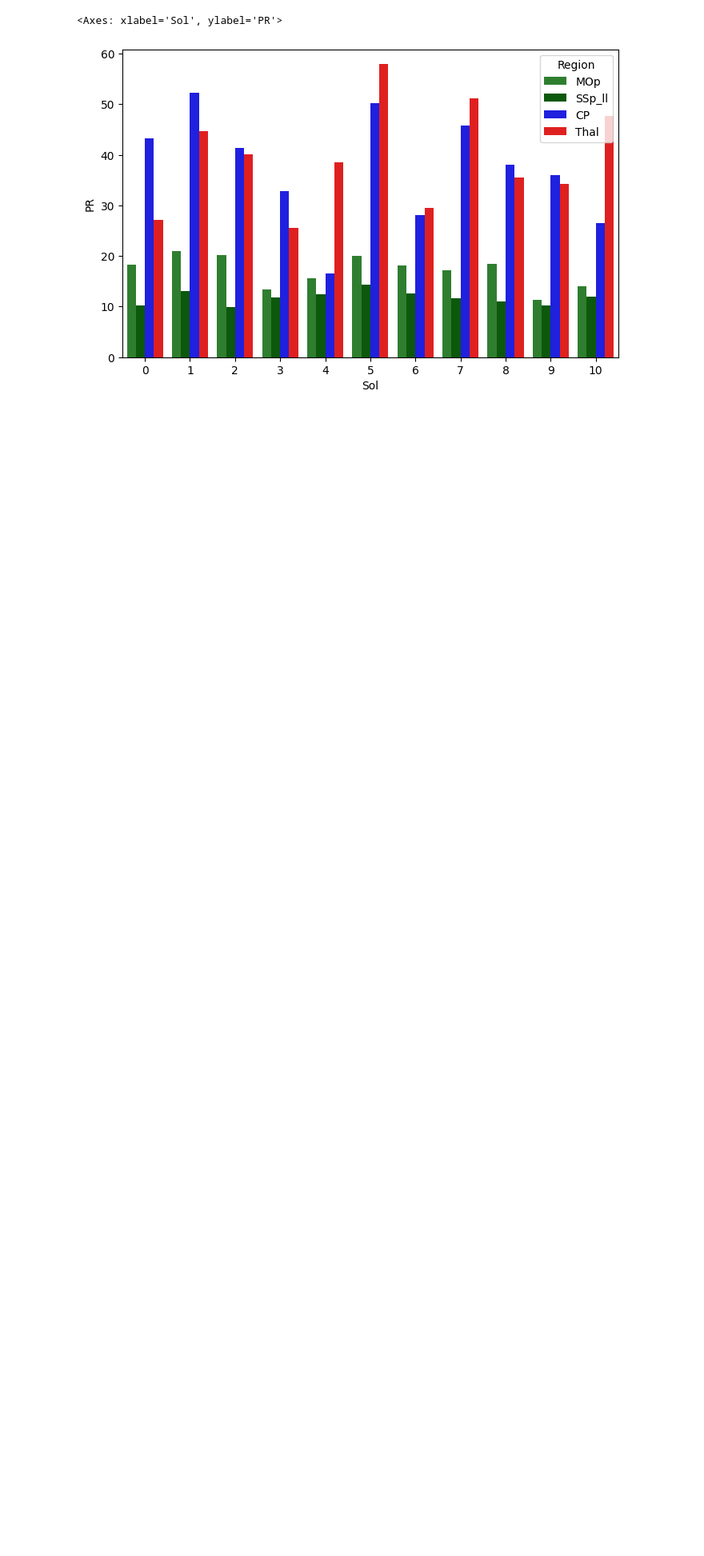
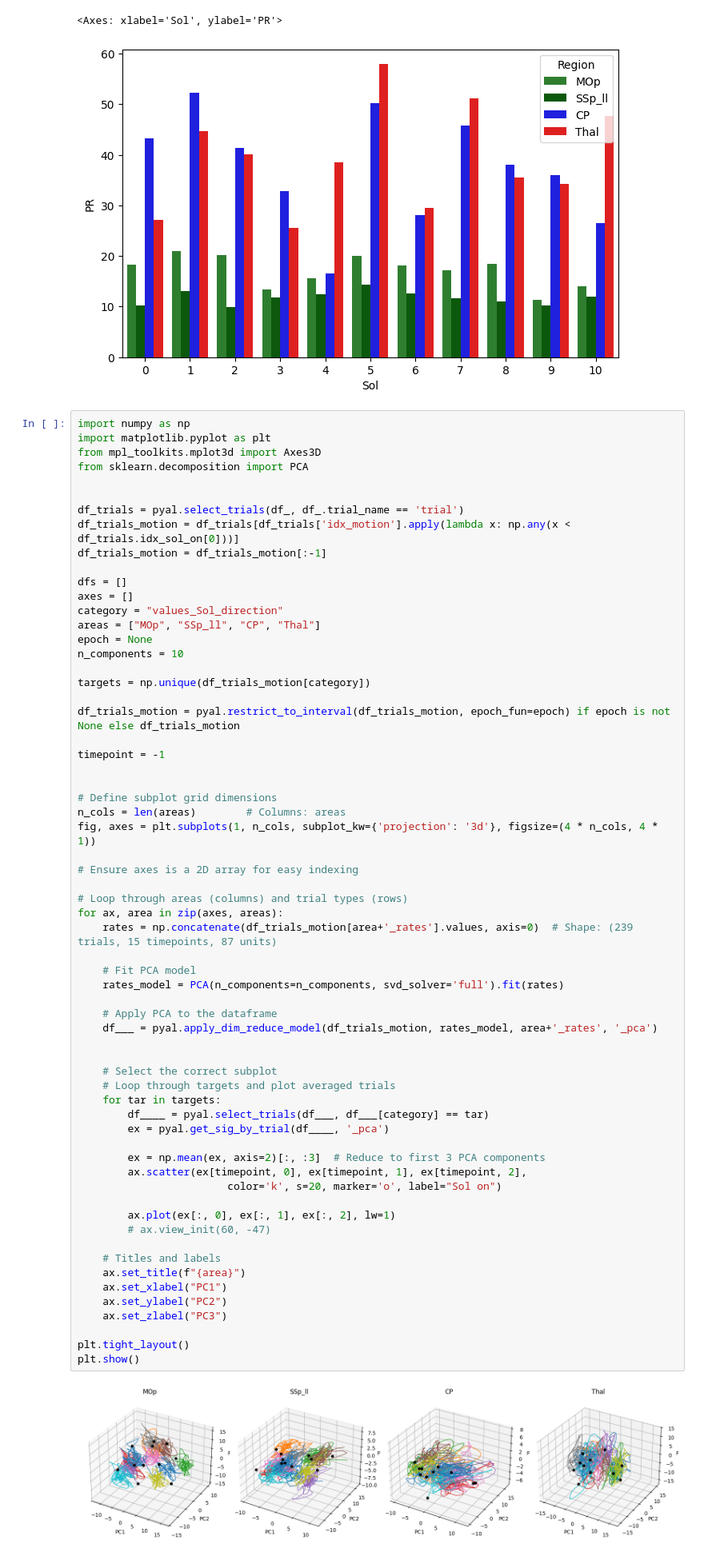
Before and after one commit to martinesparza/earthquake-analysis, a Jupyter notebook: notebooks/M046_2024_12_18_16_00_martin.ipynb, the cells around one changed output. Shown at 80% size. Cells and saved outputs as stored; diff of their text form; blank space fills up the shorter version.

```diff
--- a/notebooks/M046_2024_12_18_16_00_martin.ipynb
+++ b/notebooks/M046_2024_12_18_16_00_martin.ipynb
@@ -332,3 +346,68 @@ sns.barplot(df_results, x='Sol', y='PR', hue='Region', palette=[getattr(colors,
 # %% [output]
 <Axes: xlabel='Sol', ylabel='PR'>
 [figure]
+# %%
+import numpy as np
+import matplotlib.pyplot as plt
+from mpl_toolkits.mplot3d import Axes3D
+from sklearn.decomposition import PCA
+
+
+df_trials = pyal.select_trials(df_, df_.trial_name == 'trial')
+df_trials_motion = df_trials[df_trials['idx_motion'].apply(lambda x: np.any(x < df_trials.idx_sol_on[0]))]
+df_trials_motion = df_trials_motion[:-1]
+
+dfs = []
+axes = []
+category = "values_Sol_direction"
+areas = ["MOp", "SSp_ll", "CP", "Thal"]
+epoch = None
+n_components = 10
+
+targets = np.unique(df_trials_motion[category])
+
+df_trials_motion = pyal.restrict_to_interval(df_trials_motion, epoch_fun=epoch) if epoch is not None else df_trials_motion
+
+timepoint = -1
+
+
+# Define subplot grid dimensions
+n_cols = len(areas)        # Columns: areas
+fig, axes = plt.subplots(1, n_cols, subplot_kw={'projection': '3d'}, figsize=(4 * n_cols, 4 * 1))
+
+# Ensure axes is a 2D array for easy indexing
+
+# Loop through areas (columns) and trial types (rows)
+for ax, area in zip(axes, areas):
+    rates = np.concatenate(df_trials_motion[area+'_rates'].values, axis=0)  # Shape: (239 trials, 15 timepoints, 87 units)
+
+    # Fit PCA model
+    rates_model = PCA(n_components=n_components, svd_solver='full').fit(rates)
+
+    # Apply PCA to the dataframe
+    df___ = pyal.apply_dim_reduce_model(df_trials_motion, rates_model, area+'_rates', '_pca')
+
+
+    # Select the correct subplot
+    # Loop through targets and plot averaged trials
+    for tar in targets:
+        df____ = pyal.select_trials(df___, df___[category] == tar)
+        ex = pyal.get_sig_by_trial(df____, '_pca')
+
+        ex = np.mean(ex, axis=2)[:, :3]  # Reduce to first 3 PCA components
+        ax.scatter(ex[timepoint, 0], ex[timepoint, 1], ex[timepoint, 2],
+                        color='k', s=20, marker='o', label="Sol on")
+
+        ax.plot(ex[:, 0], ex[:, 1], ex[:, 2], lw=1)
+        # ax.view_init(60, -47)
+
+    # Titles and labels
+    ax.set_title(f"{area}")
+    ax.set_xlabel("PC1")
+    ax.set_ylabel("PC2")
+    ax.set_zlabel("PC3")
+
+plt.tight_layout()
+plt.show()
+# %% [output]
+[figure, added]
```
Also changed, not shown: parts of 9 cells of this notebook, 5 other files.
